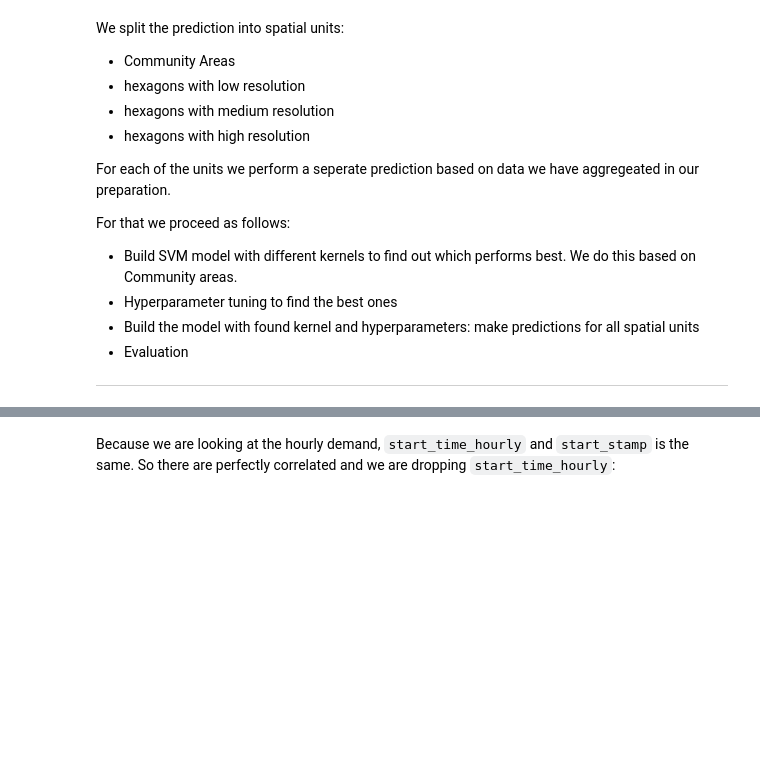
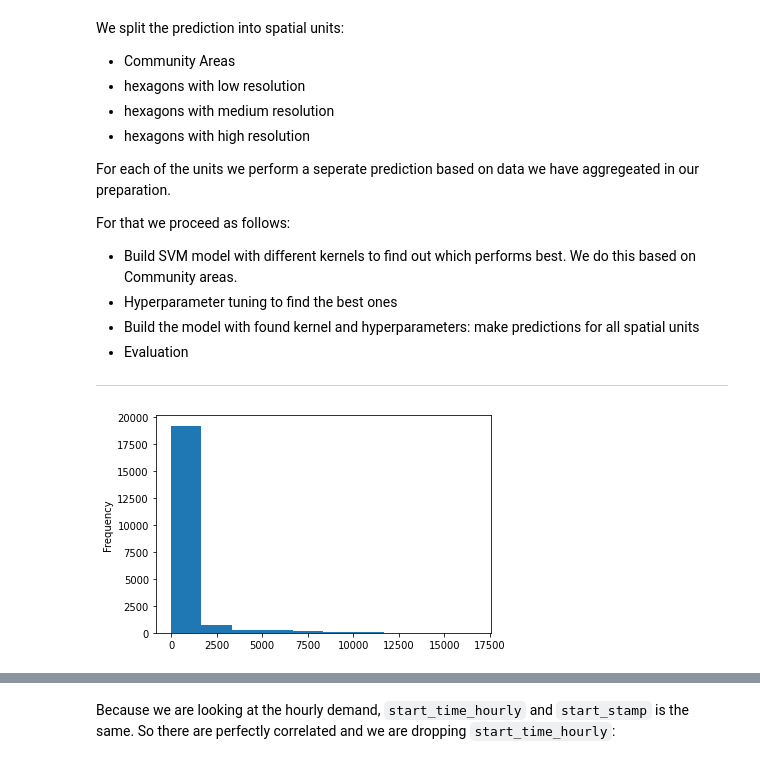
Before and after one commit to Hannah2800/AAA_2023_AdvancedPythonPandas, a Jupyter notebook: Task 4 - Predictive Analysis - SVM (daily).ipynb, the cells around one changed output, grey strips where cells are left out. Drawn from its saved outputs; the diff is of its cells as text; code cells hidden in the pictures; blank space fills up the shorter version.

```diff
--- a/Task 4 - Predictive Analysis - SVM (daily).ipynb
+++ b/Task 4 - Predictive Analysis - SVM (daily).ipynb
@@ -49,3 +49,8 @@ df_24h_comar = pd.read_csv("data/datasets/df_24h_comar.csv")
 df_24h_hexlow = pd.read_csv("data/datasets/df_24h_hexlow.csv")
 df_24h_hexmed = pd.read_csv("data/datasets/df_24h_hexmed.csv")
 df_24h_hexhig = pd.read_csv("data/datasets/df_24h_hexhig.csv")
+# %%
+df_24h_comar['numOfTaxis_area'].plot.hist()
+plt.show()
+# %% [output]
+[figure, added]
```
Also changed, not shown: parts of 11 cells of this notebook, 1 other file.
